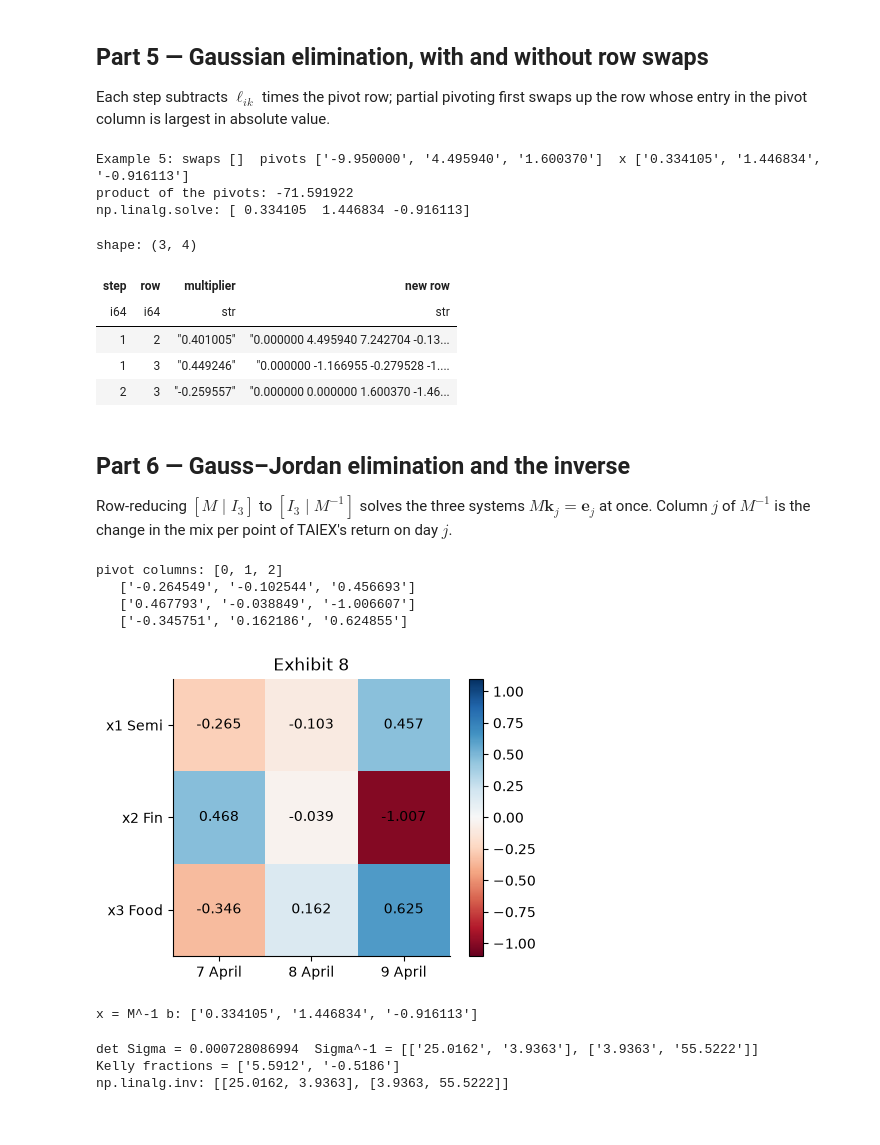
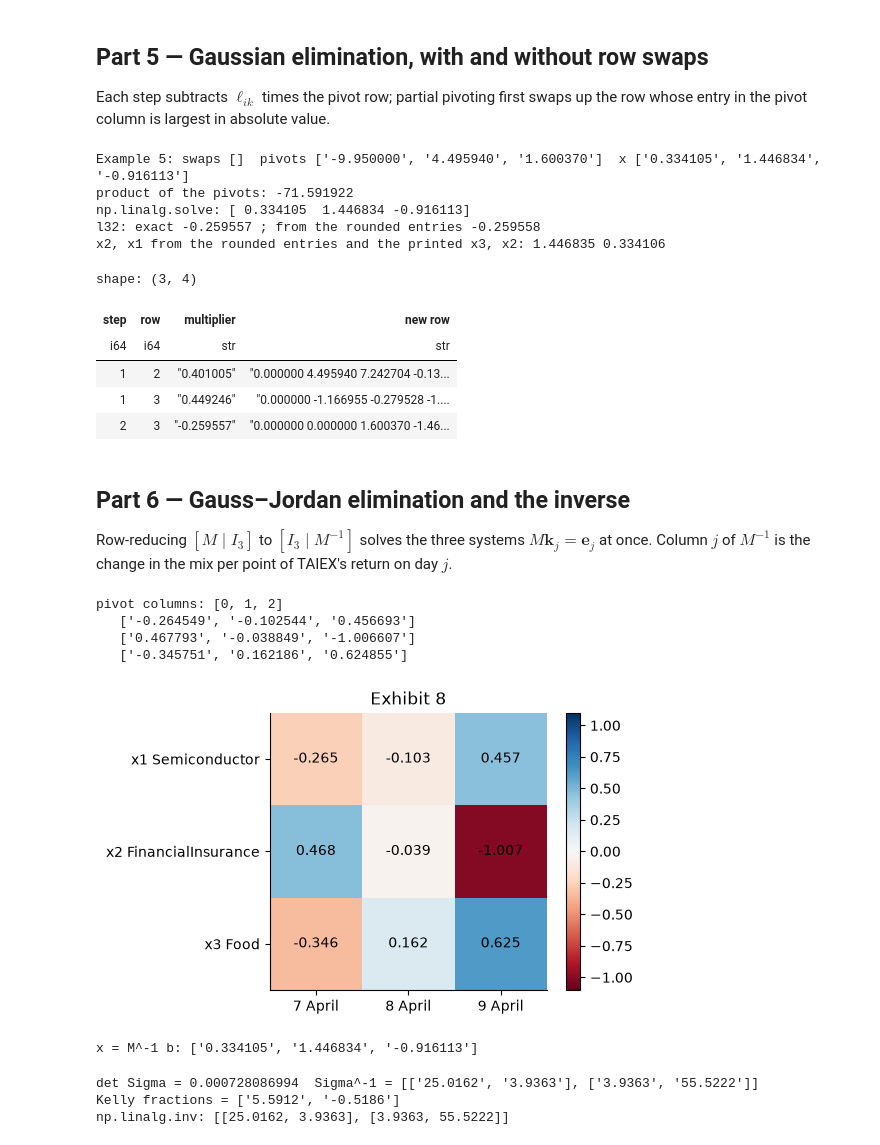
Before and after one commit to Benjamin-Teng/Quant-math-for-beginner, a Jupyter notebook: labs/LM09_lab/LM09_lab.ipynb, the cells around one changed output. Cells and saved outputs as stored; diff of their text form; code cells hidden in the pictures.

```diff
--- a/labs/LM09_lab/LM09_lab.ipynb
+++ b/labs/LM09_lab/LM09_lab.ipynb
@@ -316,11 +330,19 @@ steps, swaps, piv, xg = eliminate(M3, b3, pivoting=False)
 print("Example 5: swaps", swaps, " pivots", [dec(v, 6) for v in piv], " x", [dec(v, 6) for v in xg])
 print("product of the pivots:", dec(piv[0] * piv[1] * piv[2], 6))
 print("np.linalg.solve:", np.linalg.solve(np.array(M3, dtype=float), np.array(b3, dtype=float)).round(6))
+# the printed six-decimal entries move the last digit: l32 and the back substitution from them
+F = Fraction
+print("l32: exact", steps[-1]["multiplier"], "; from the rounded entries", dec(F("-1.166955") / F("4.495940"), 6))
+x2_r = (F("-0.130251") - F("7.242704") * F("-0.916113")) / F("4.495940")
+x1_r = (F("-9.70") + F("9.89") * F("1.446834") + F("8.66") * F("-0.916113")) / F("-9.95")
+print("x2, x1 from the rounded entries and the printed x3, x2:", dec(x2_r, 6), dec(x1_r, 6))
 pl.DataFrame(steps)   # Exhibit 7
 # %% [output]
 Example 5: swaps []  pivots ['-9.950000', '4.495940', '1.600370']  x ['0.334105', '1.446834', '-0.916113']
 product of the pivots: -71.591922
 np.linalg.solve: [ 0.334105  1.446834 -0.916113]
+l32: exact -0.259557 ; from the rounded entries -0.259558
+x2, x1 from the rounded entries and the printed x3, x2: 1.446835 0.334106
 shape: (3, 4)
 | step | row | multiplier | new row |
 | i64 | i64 | str | str |
@@ -334,24 +356,25 @@ Row-reducing $[M\mid I_3]$ to $[I_3\mid M^{-1}]$ solves the three systems $M\mat
 # %%
 aug = [list(r) + [Fraction(int(i == j)) for j in range(3)] for i, r in enumerate(M3)]
 red, pivcols = rref(aug)
 Minv = [r[3:] for r in red]
 print("pivot columns:", pivcols)
 for r in Minv:
     print("  ", [dec(v, 6) for v in r])
 fig, ax = plt.subplots(figsize=(5, 3.6))
 im = ax.imshow(np.array(Minv, dtype=float), cmap="RdBu", vmin=-1.1, vmax=1.1)
 for i in range(3):
     for j in range(3):
         ax.text(j, i, f"{float(Minv[i][j]):.3f}", ha="center", va="center")
-ax.set_xticks(range(3), ["7 April", "8 April", "9 April"]); ax.set_yticks(range(3), ["x1 Semi", "x2 Fin", "x3 Food"])
+ax.set_xticks(range(3), ["7 April", "8 April", "9 April"])
+ax.set_yticks(range(3), ["x1 Semiconductor", "x2 FinancialInsurance", "x3 Food"])
 ax.grid(False); ax.set_title("Exhibit 8"); plt.colorbar(im); plt.show()
 print("x = M^-1 b:", [dec(sum(a * v for a, v in zip(r, b3)), 6) for r in Minv])
 # %% [output]
 pivot columns: [0, 1, 2]
    ['-0.264549', '-0.102544', '0.456693']
    ['0.467793', '-0.038849', '-1.006607']
    ['-0.345751', '0.162186', '0.624855']
-[figure, old version]
+[figure, new version]
 x = M^-1 b: ['0.334105', '1.446834', '-0.916113']
 # %%
 # Example 6: LM7's covariance matrix and excess returns, as LM7 prints them
```
Also changed, not shown: parts of 18 cells of this notebook, 13 other files.
